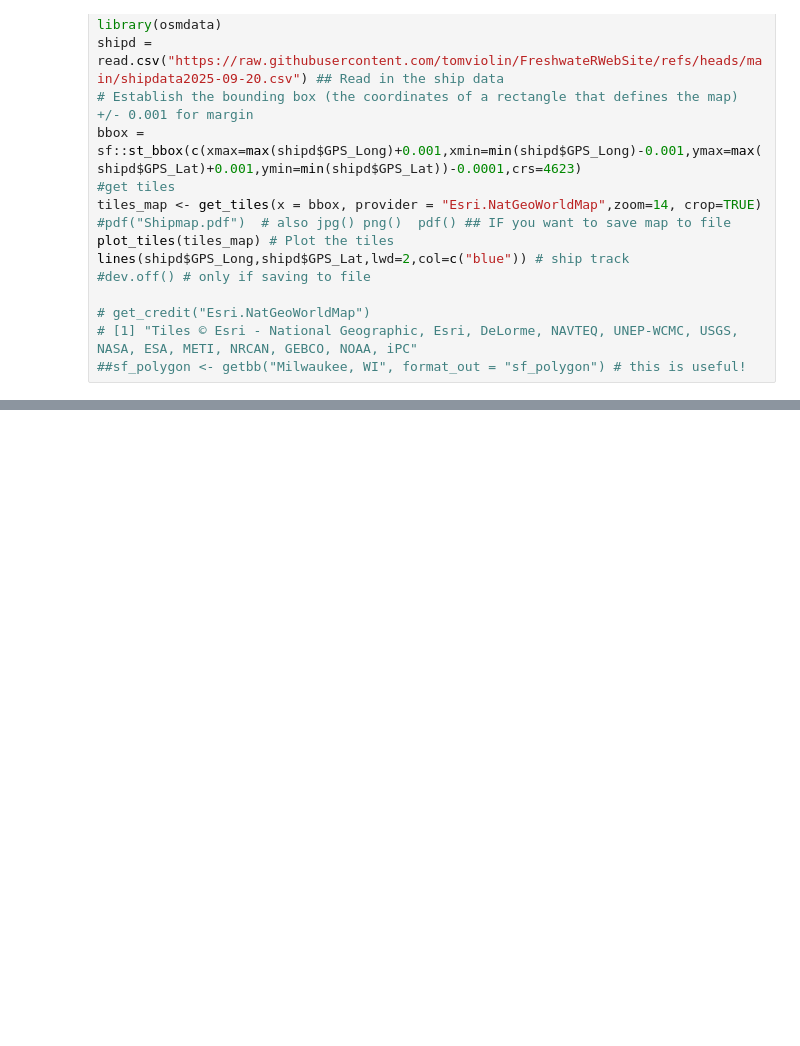
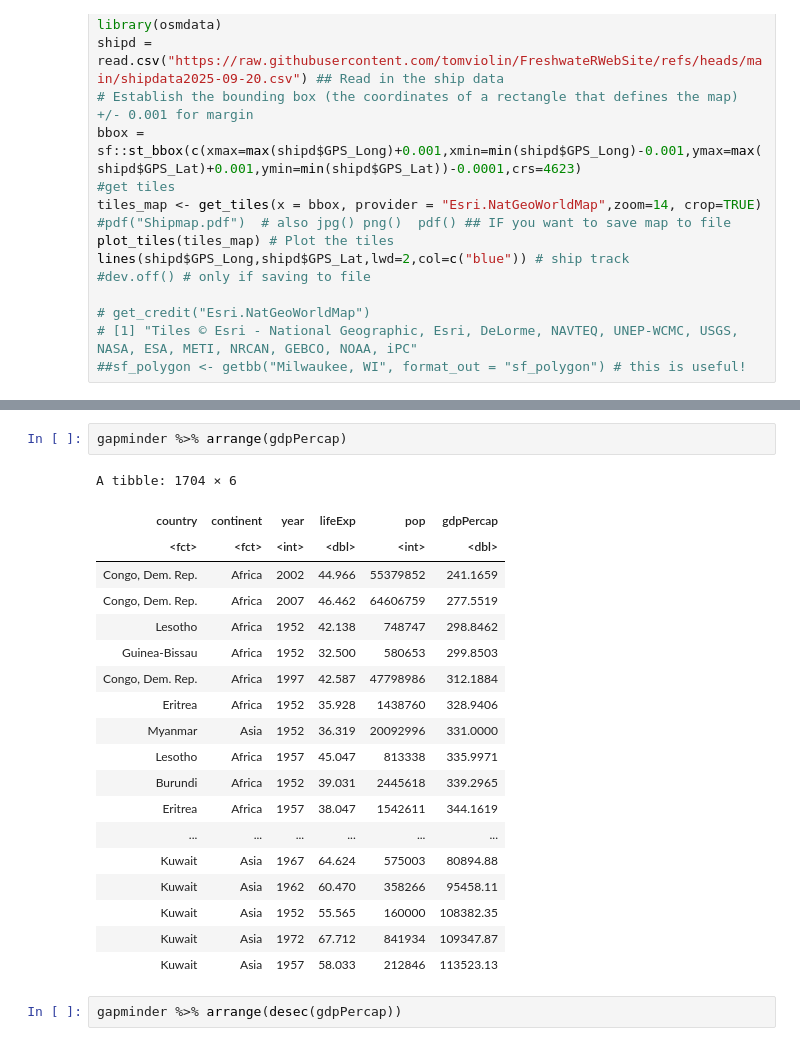
Before and after one commit to tomviolin/FreshwateRWebSite, a Jupyter notebook: r2u_ULTRA_FAST_PACKAGE_LOADING.ipynb, the cells around one changed output, grey strips where cells are left out. Saved outputs shown, nothing was run; the diff lists cells and outputs as text; blank space fills up the shorter version.

```diff
--- a/r2u_ULTRA_FAST_PACKAGE_LOADING.ipynb
+++ b/r2u_ULTRA_FAST_PACKAGE_LOADING.ipynb
@@ -39,0 +107,24 @@ lines(shipd$GPS_Long,shipd$GPS_Lat,lwd=2,col=c("blue")) # ship track
+# %%
+gapminder %>% arrange(gdpPercap)
+# %% [output]
+A tibble: 1704 × 6
+| country | continent | year | lifeExp | pop | gdpPercap |
+| <fct> | <fct> | <int> | <dbl> | <int> | <dbl> |
+| Congo, Dem. Rep. | Africa | 2002 | 44.966 | 55379852 | 241.1659 |
+| Congo, Dem. Rep. | Africa | 2007 | 46.462 | 64606759 | 277.5519 |
+| Lesotho | Africa | 1952 | 42.138 | 748747 | 298.8462 |
+| Guinea-Bissau | Africa | 1952 | 32.500 | 580653 | 299.8503 |
+| Congo, Dem. Rep. | Africa | 1997 | 42.587 | 47798986 | 312.1884 |
+| Eritrea | Africa | 1952 | 35.928 | 1438760 | 328.9406 |
+| Myanmar | Asia | 1952 | 36.319 | 20092996 | 331.0000 |
+| Lesotho | Africa | 1957 | 45.047 | 813338 | 335.9971 |
+| Burundi | Africa | 1952 | 39.031 | 2445618 | 339.2965 |
+| Eritrea | Africa | 1957 | 38.047 | 1542611 | 344.1619 |
+| ... | ... | ... | ... | ... | ... |
+| Kuwait | Asia | 1967 | 64.624 | 575003 | 80894.88 |
+| Kuwait | Asia | 1962 | 60.470 | 358266 | 95458.11 |
+| Kuwait | Asia | 1952 | 55.565 | 160000 | 108382.35 |
+| Kuwait | Asia | 1972 | 67.712 | 841934 | 109347.87 |
+| Kuwait | Asia | 1957 | 58.033 | 212846 | 113523.13 |
+# %%
+gapminder %>% arrange(desec(gdpPercap))
```
Also changed, not shown: parts of 5 cells of this notebook.
